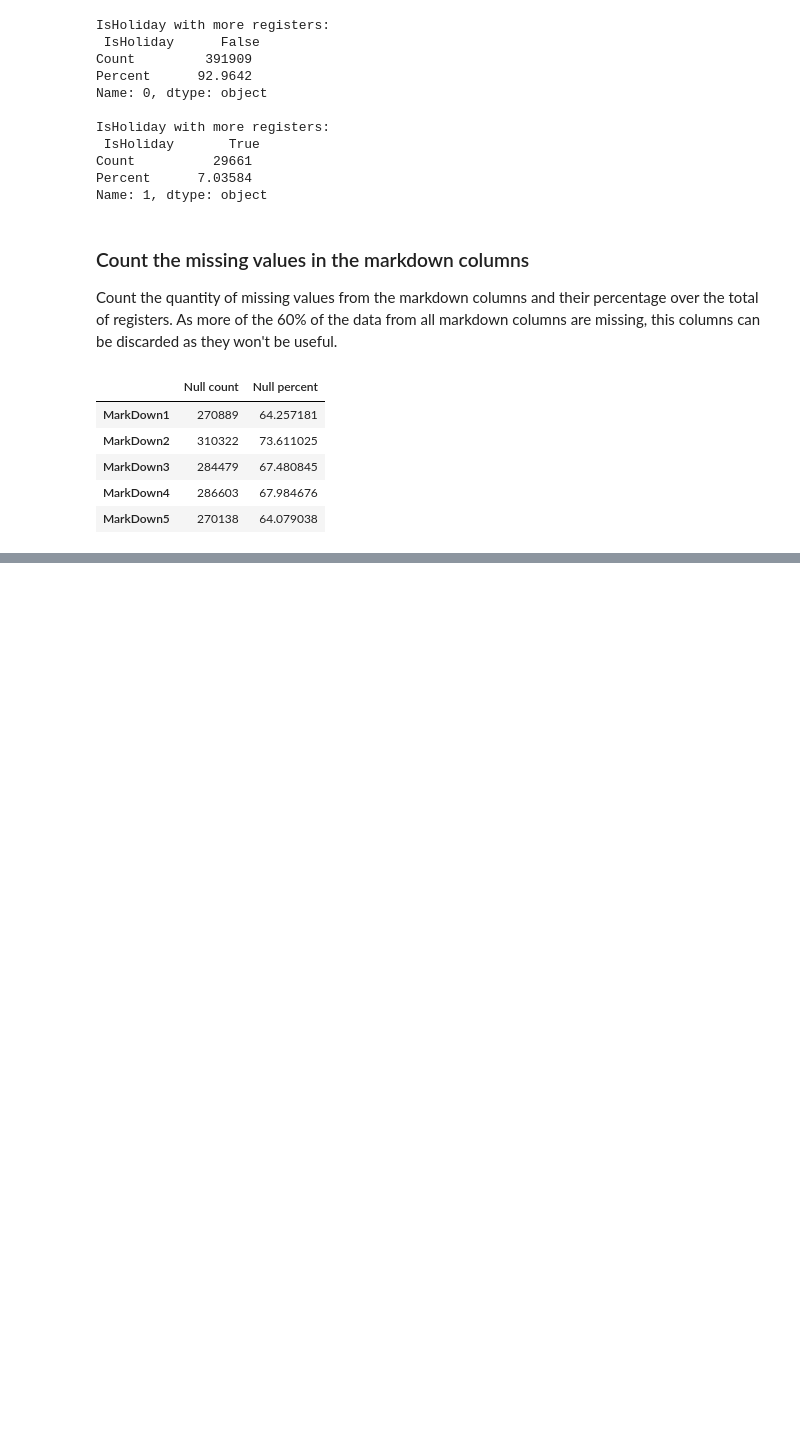
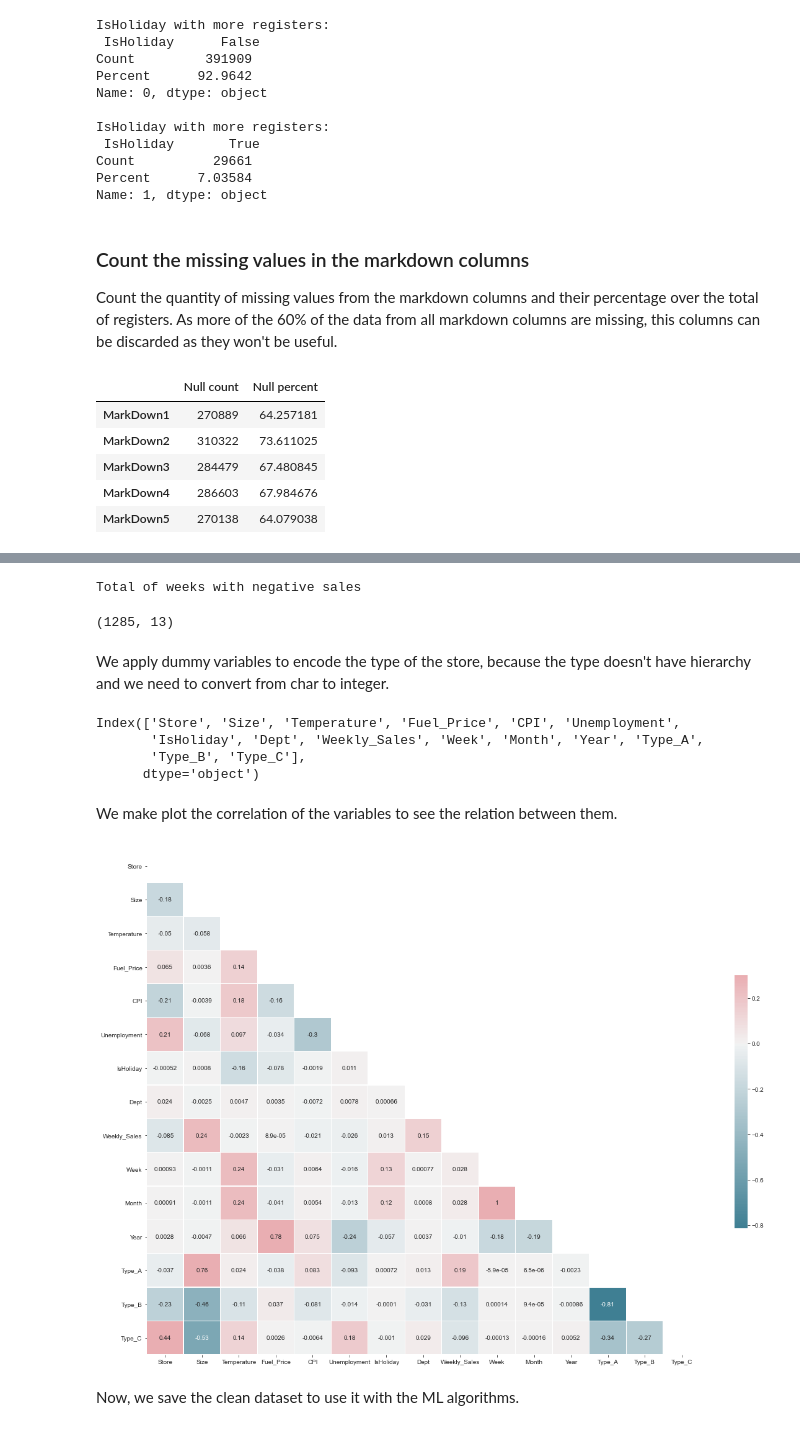
Before and after one commit to apinto25/walmart-sales-forecast, a Jupyter notebook: data_cleaning_feature_engineering.ipynb, the cells around one changed output, grey strips where cells are left out. Saved outputs shown, nothing was run; the diff lists cells and outputs as text; code cells hidden in the pictures; blank space fills up the shorter version.

Commit message:
Update: cleaned the dataset and saved it in the data directory as csv.

```diff
--- a/data_cleaning_feature_engineering.ipynb
+++ b/data_cleaning_feature_engineering.ipynb
@@ -211,0 +222,2 @@ null_data
+# %%
+data = data.drop(['Date'], axis=1)
@@ -211,0 +233,3 @@ null_data
+# %%
+data['IsHoliday'] = data['IsHoliday'].apply(lambda x: 1 if x == True else 0)
+data['IsHoliday'].unique()
@@ -211,0 +252,37 @@ null_data
+# %%
+print('Total of weeks with negative sales')
+data.loc[data.Weekly_Sales<0].shape
+# %% [output]
+Total of weeks with negative sales
+(1285, 13)
+# %%
+data = data.loc[data.Weekly_Sales>0].reset_index(drop=True)
+# %% [markdown]
+We apply dummy variables to encode the type of the store, because the type doesn't have hierarchy and we need to convert from char to integer.
+# %%
+data = pd.get_dummies(data)
+# %%
+data.columns
+# %% [output]
+Index(['Store', 'Size', 'Temperature', 'Fuel_Price', 'CPI', 'Unemployment',
+       'IsHoliday', 'Dept', 'Weekly_Sales', 'Week', 'Month', 'Year', 'Type_A',
+       'Type_B', 'Type_C'],
+      dtype='object')
+# %% [markdown]
+We make plot the correlation of the variables to see the relation between them.
+# %%
+sns.set_style('ticks')
+corr = data.corr()
+
+mask = np.zeros_like(corr, dtype=np.bool)
+mask[np.triu_indices_from(mask)]=True
+
+f,ax = plt.subplots(figsize=(20,15))
+cmap = sns.diverging_palette(220, 10, as_cmap=True)
+
+fig = sns.heatmap(corr, mask=mask, cmap=cmap, vmax=.3, center=0, annot=True,
+            linewidths=.2, cbar_kws={"shrink": .5})
+# %% [output]
+[figure, added]
+# %% [markdown]
+Now, we save the clean dataset to use it with the ML algorithms.
```
Also changed, not shown: parts of 11 cells of this notebook, 3 other files.
